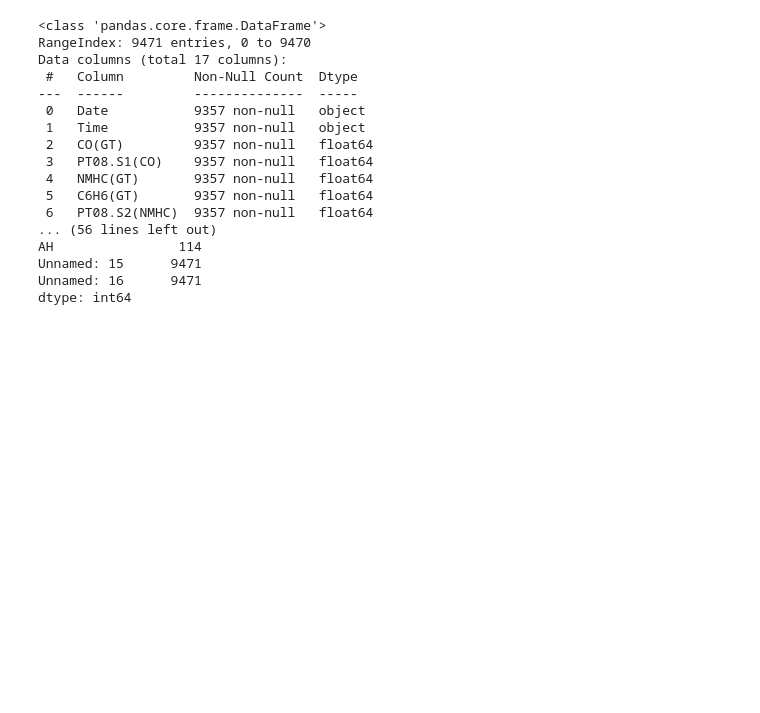
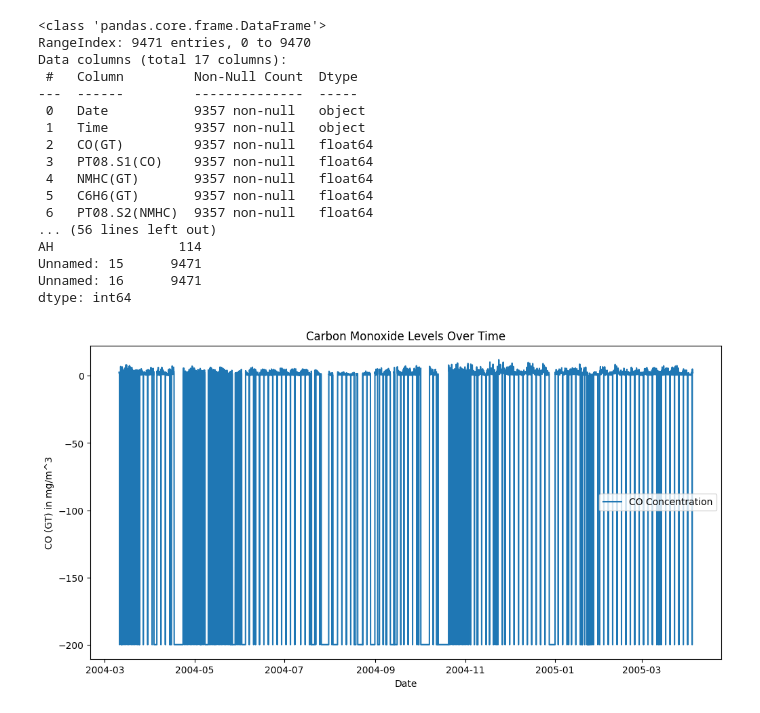
Before and after one commit to 20saksham03/Airquality, a Jupyter notebook: week1_project.ipynb, the cells around one changed output. Drawn from its saved outputs; the diff is of its cells as text; code cells hidden in the pictures; blank space fills up the shorter version.

Commit message:
Week 1 - Data cleaning, datetime conversion, CO plot, and heatmap

```diff
--- a/week1_project.ipynb
+++ b/week1_project.ipynb
@@ -27,3 +27,21 @@ AH                114
 Unnamed: 15      9471
 Unnamed: 16      9471
 dtype: int64
+# %%
+df = df.drop(columns=['Unnamed: 15', 'Unnamed: 16'])
+# %%
+df = df.dropna(subset=['Date', 'Time'])
+df = df.fillna(df.mean(numeric_only=True))
+# %%
+df['Datetime'] = pd.to_datetime(df['Date'] + ' ' + df['Time'], errors='coerce')
+df = df.drop(columns=['Date', 'Time'])  # Remove old columns
+# %%
+plt.figure(figsize=(12,6))
+plt.plot(df['Datetime'], df['CO(GT)'], label='CO Concentration')
+plt.xlabel('Date')
+plt.ylabel('CO (GT) in mg/m^3')
+plt.title('Carbon Monoxide Levels Over Time')
+plt.legend()
+plt.show()
+# %% [output]
+[figure, added]
```
Also changed, not shown: parts of 1 cell of this notebook.
